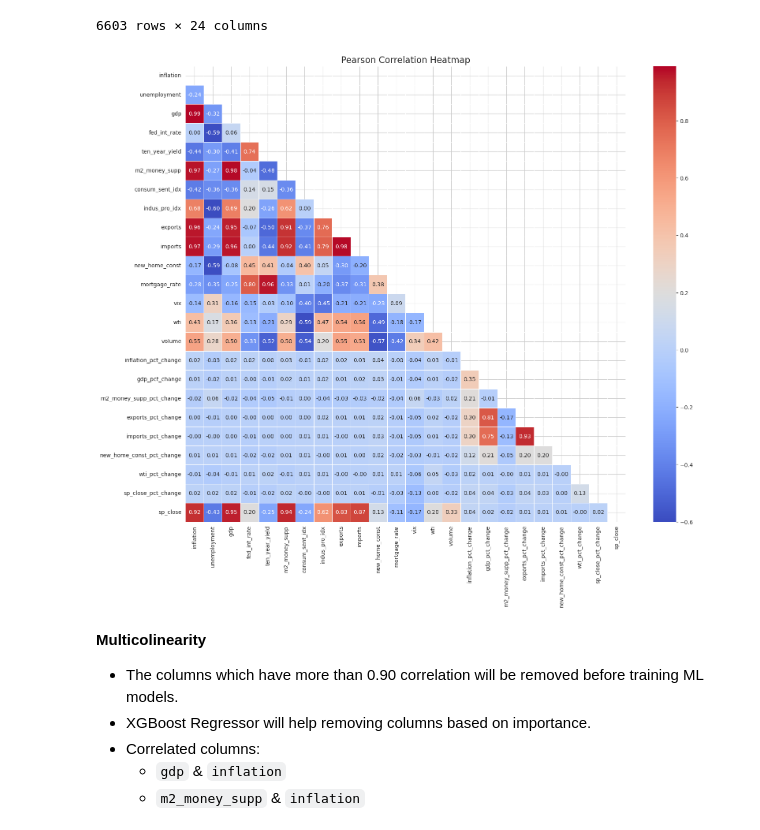
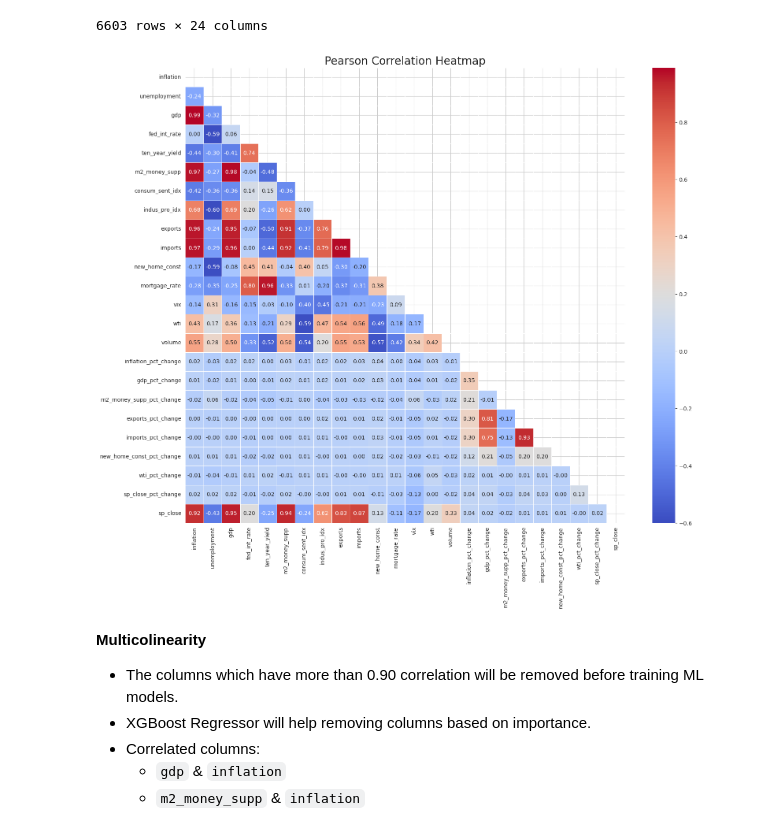
Before and after one commit to abhishek-chattopadhyay/mid-project-ml-financial-analysis, a Jupyter notebook: code/eda.ipynb, the cells around one changed output. Cells and saved outputs as stored; diff of their text form; code cells hidden in the pictures.

```diff
--- a/code/eda.ipynb
+++ b/code/eda.ipynb
@@ -348,17 +348,19 @@ cor_mat_pearson = num.corr(method='pearson').round(2)
 # %%
 # Create a mask for the upper triangle
 mask = np.triu(np.ones_like(cor_mat_pearson, dtype=bool))
 
 # Set up the matplotlib figure
 plt.figure(figsize=(18, 15))
 
 # Draw the heatmap with the mask
-sns.heatmap(cor_mat_pearson, mask=mask, annot=True, cmap="coolwarm", linewidths=0.5, fmt=".2f")
+sns.heatmap(cor_mat_pearson, mask=mask, annot=True, cmap="coolwarm",
+linewidths=0.5, fmt=".2f")
 
-plt.title("Pearson Correlation Heatmap", fontsize=16)
+plt.title("Pearson Correlation Heatmap", fontsize=20)
+#plt.savefig("../plot/pearson_heatmap.png", dpi=600, bbox_inches="tight")
 plt.show()
 # %% [output]
-[figure, old version]
+[figure, new version]
 # %% [markdown]
 **Multicolinearity**
 - The columns which have more than 0.90 correlation will be removed before training ML models.
```
Also changed, not shown: 4 other files.
